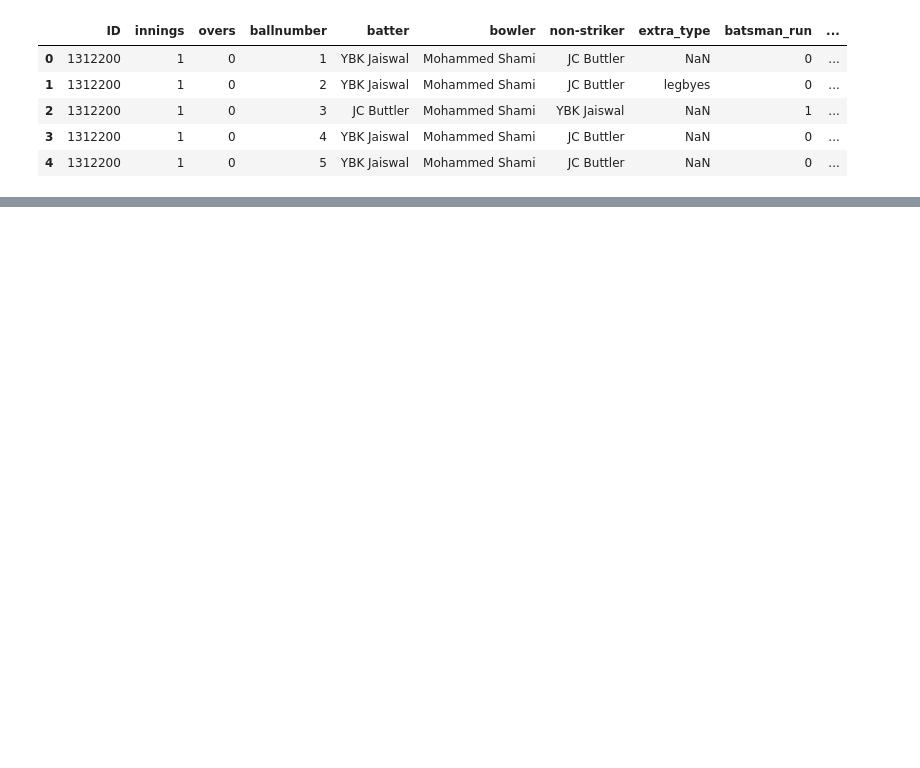
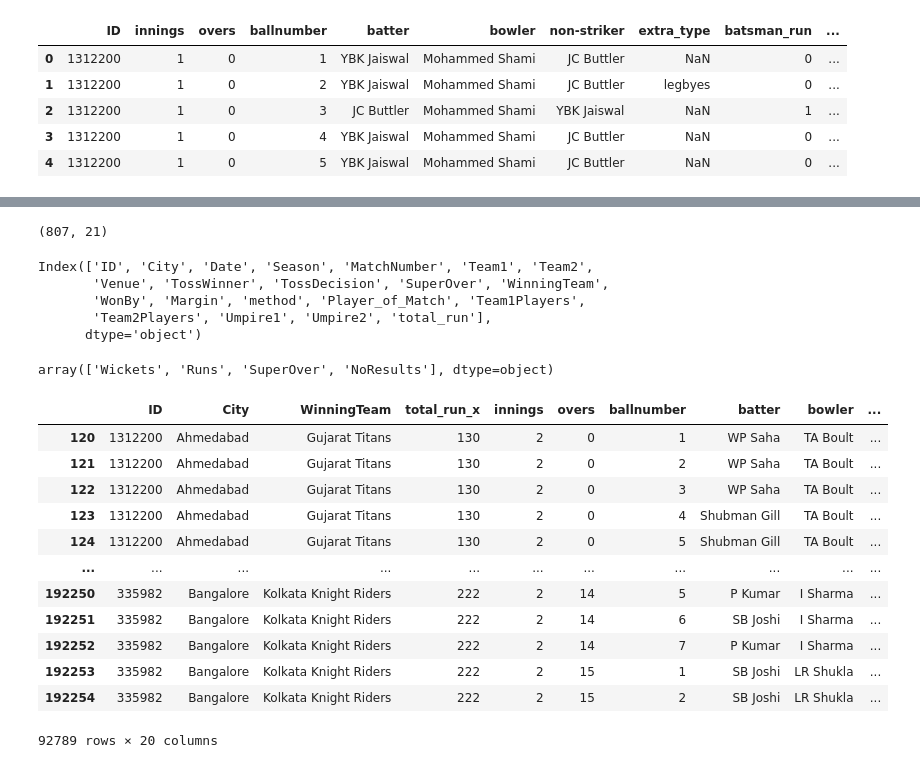
Before and after one commit to iamabhaytiwari343/IPL, a Jupyter notebook: model.ipynb, the cells around one changed output, grey strips where cells are left out. Drawn from its saved outputs; the diff is of its cells as text; code cells hidden in the pictures; blank space fills up the shorter version.

```diff
--- a/model.ipynb
+++ b/model.ipynb
@@ -30,0 +93,13 @@ total_score_df = delivery.groupby()
+# %%
+teams = [
+    'Sunrisers Hyderabad',
+    'Mumbai Indians',
+    'Royal Challengers Bangalore',
+    'Kolkata Knight Riders',
+    'Kings XI Punjab',
+    'Chennai Super Kings',
+    'Rajasthan Royals',
+    'Delhi Capitals',
+    'Gujarat Titans',
+    'Lucknow Super Giants'
+]
@@ -30,0 +112,45 @@ total_score_df = delivery.groupby()
+# %%
+match_df['Team1'] = match_df['Team1'].str.replace('Delhi Daredevils','Delhi Capitals')
+match_df['Team2'] = match_df['Team2'].str.replace('Delhi Daredevils','Delhi Capitals')
+
+match_df['Team1'] = match_df['Team1'].str.replace('Deccan Chargers','Sunrisers Hyderabad')
+match_df['Team2'] = match_df['Team2'].str.replace('Deccan Chargers','Sunrisers Hyderabad')
+# %%
+match_df = match_df[match_df['Team1'].isin(teams)]
+match_df = match_df[match_df['Team2'].isin(teams)]
+# %%
+match_df.shape
+# %% [output]
+(807, 21)
+# %%
+match_df.columns
+# %% [output]
+Index(['ID', 'City', 'Date', 'Season', 'MatchNumber', 'Team1', 'Team2',
+       'Venue', 'TossWinner', 'TossDecision', 'SuperOver', 'WinningTeam',
+       'WonBy', 'Margin', 'method', 'Player_of_Match', 'Team1Players',
+       'Team2Players', 'Umpire1', 'Umpire2', 'total_run'],
+      dtype='object')
+# %%
+match_df['WonBy'].unique()
+# %% [output]
+array(['Wickets', 'Runs', 'SuperOver', 'NoResults'], dtype=object)
+# %%
+# match_df = match_df[match_df[''] == 0]
+match_df = match_df[['ID', 'City', 'WinningTeam', 'total_run']]
+delivery_df = match_df.merge(delivery, on='ID')
+delivery_df = delivery_df[delivery_df['innings'] == 2]
+delivery_df
+# %% [output]
+|  | ID | City | WinningTeam | total_run_x | innings | overs | ballnumber | batter | bowler | ... |
+| 120 | 1312200 | Ahmedabad | Gujarat Titans | 130 | 2 | 0 | 1 | WP Saha | TA Boult | ... |
+| 121 | 1312200 | Ahmedabad | Gujarat Titans | 130 | 2 | 0 | 2 | WP Saha | TA Boult | ... |
+| 122 | 1312200 | Ahmedabad | Gujarat Titans | 130 | 2 | 0 | 3 | WP Saha | TA Boult | ... |
+| 123 | 1312200 | Ahmedabad | Gujarat Titans | 130 | 2 | 0 | 4 | Shubman Gill | TA Boult | ... |
+| 124 | 1312200 | Ahmedabad | Gujarat Titans | 130 | 2 | 0 | 5 | Shubman Gill | TA Boult | ... |
+| ... | ... | ... | ... | ... | ... | ... | ... | ... | ... | ... |
+| 192250 | 335982 | Bangalore | Kolkata Knight Riders | 222 | 2 | 14 | 5 | P Kumar | I Sharma | ... |
+| 192251 | 335982 | Bangalore | Kolkata Knight Riders | 222 | 2 | 14 | 6 | SB Joshi | I Sharma | ... |
+| 192252 | 335982 | Bangalore | Kolkata Knight Riders | 222 | 2 | 14 | 7 | P Kumar | I Sharma | ... |
+| 192253 | 335982 | Bangalore | Kolkata Knight Riders | 222 | 2 | 15 | 1 | SB Joshi | LR Shukla | ... |
+| 192254 | 335982 | Bangalore | Kolkata Knight Riders | 222 | 2 | 15 | 2 | SB Joshi | LR Shukla | ... |
+92789 rows × 20 columns
```
Also changed, not shown: parts of 9 cells of this notebook.
